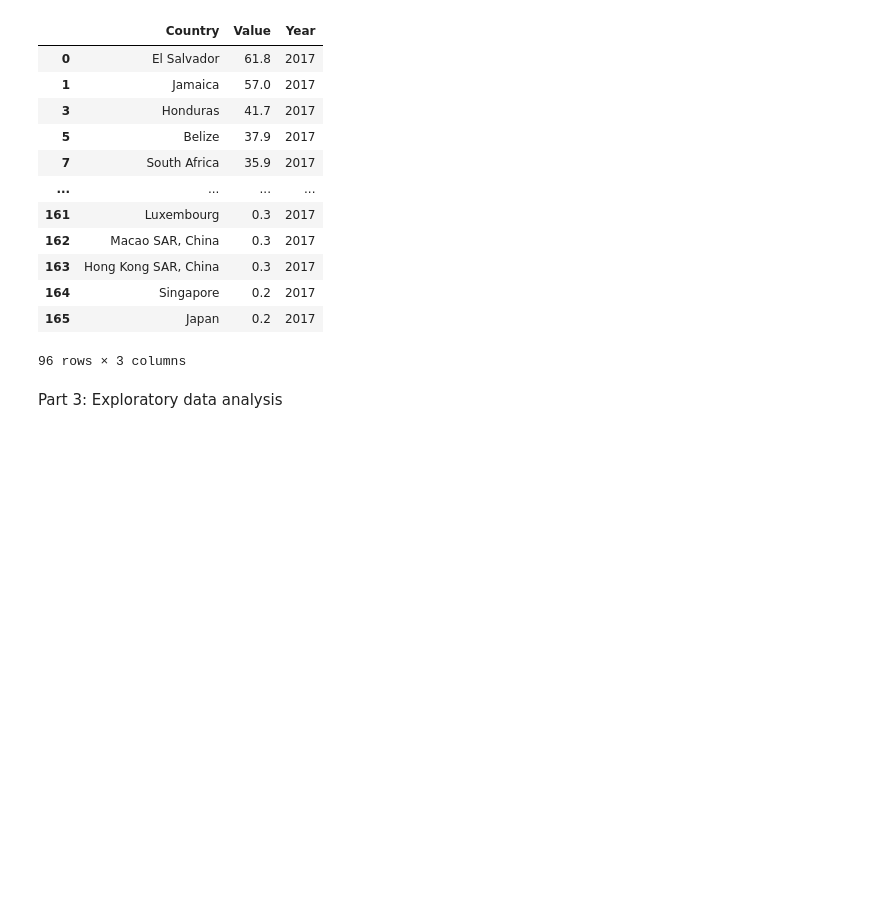
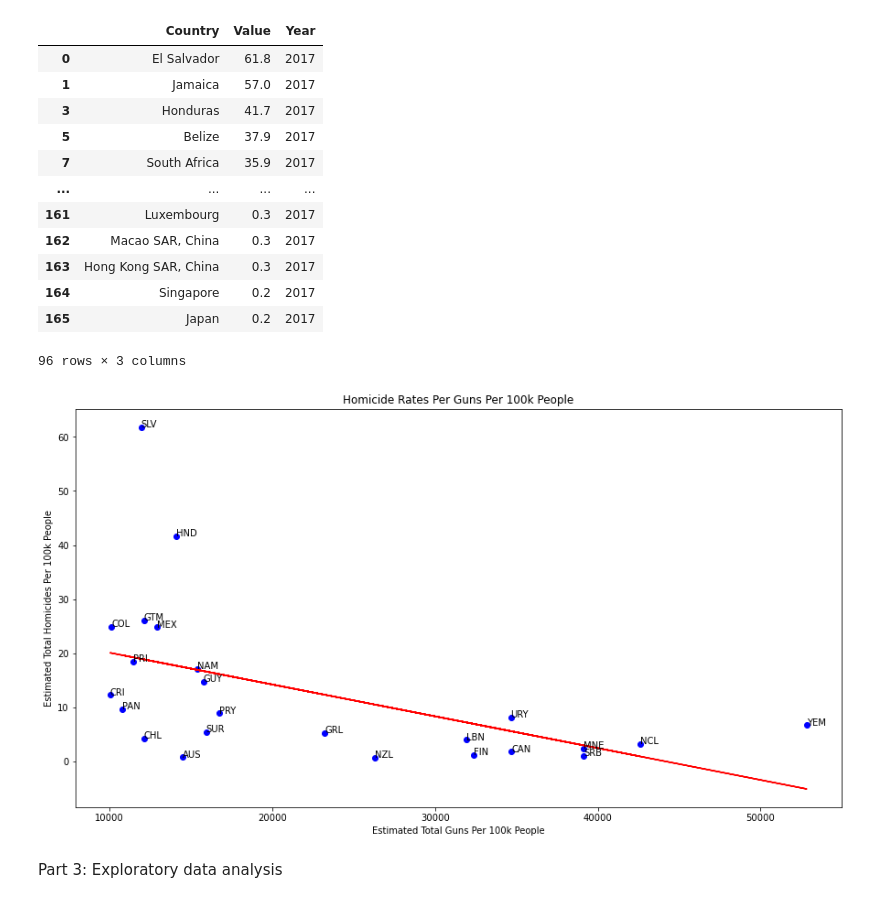
Before and after one commit to the-amazing-works-of-stephanie/gun-violence-analysis, a Jupyter notebook: fp.ipynb, the cells around one changed output. Saved outputs shown, nothing was run; the diff lists cells and outputs as text; code cells hidden in the pictures; blank space fills up the shorter version.

```diff
--- a/fp.ipynb
+++ b/fp.ipynb
@@ -248,3 +292,24 @@ homs.loc[homs['Year'] == 2017]
+# %%
+g = (np.array(list(guns_per.values())))
+h = (np.array(list(hom_rates.values())))
+
+plt.figure(figsize=(15, 8))
+plt.scatter(g, h, color="Blue")
+
+regr = LinearRegression()
+
+regr.fit(g.reshape(-1, 1), h.reshape(-1, 1))
+plt.plot(g.reshape(-1, 1), regr.predict(g.reshape(-1, 1)), color="Red")
+
+plt.xlabel("Estimated Total Guns Per 100k People")
+plt.ylabel("Estimated Total Homicides Per 100k People")
+plt.title("Homicide Rates Per Guns Per 100k People")
+
+for j in guns_per.keys():
+    plt.text(x=guns_per[j], y=hom_rates[j], s=j)
+plt.show()
+# %% [output]
+[figure, added]
 # %%
 # TODO -- Left off here (mrp)
 # %% [markdown]
```
Also changed, not shown: parts of 5 cells of this notebook.
